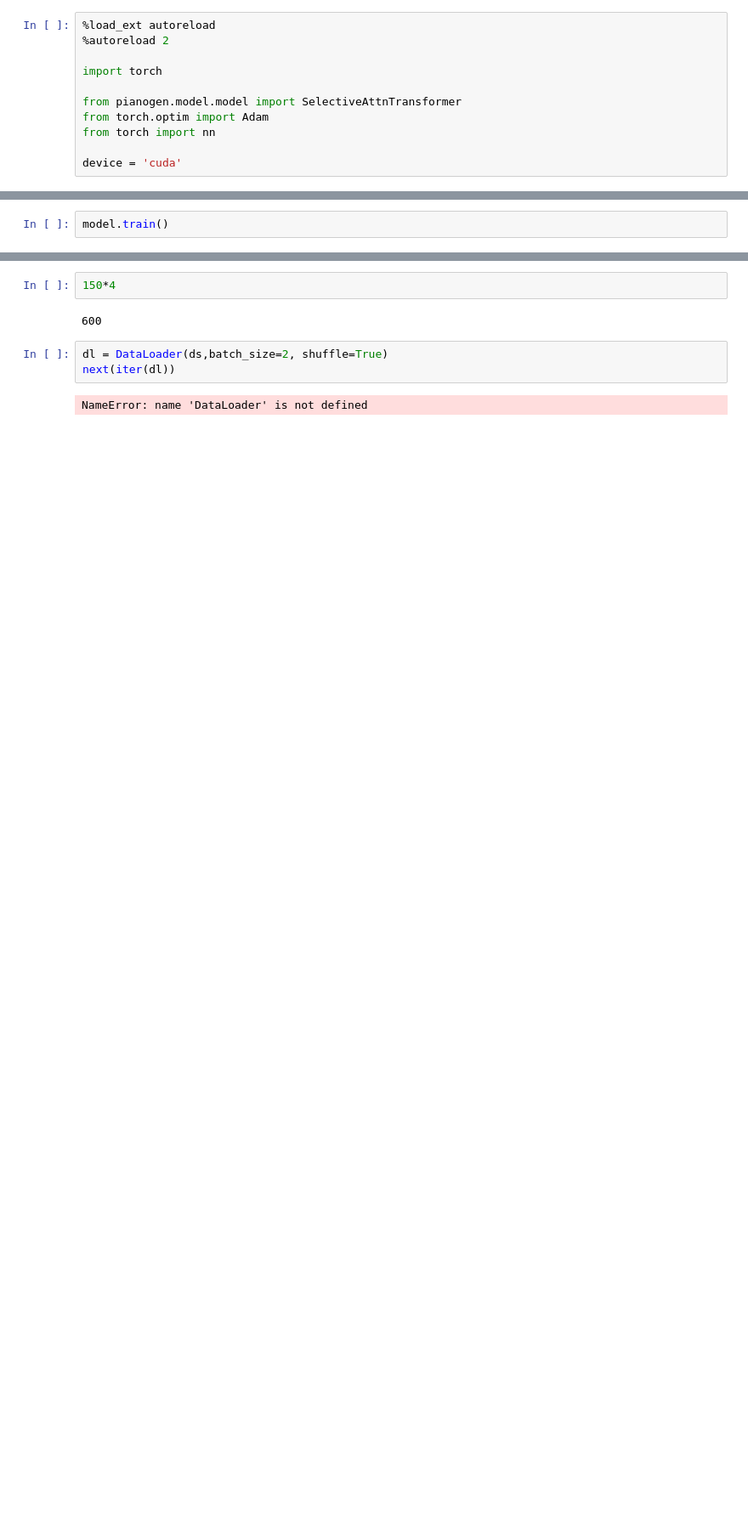
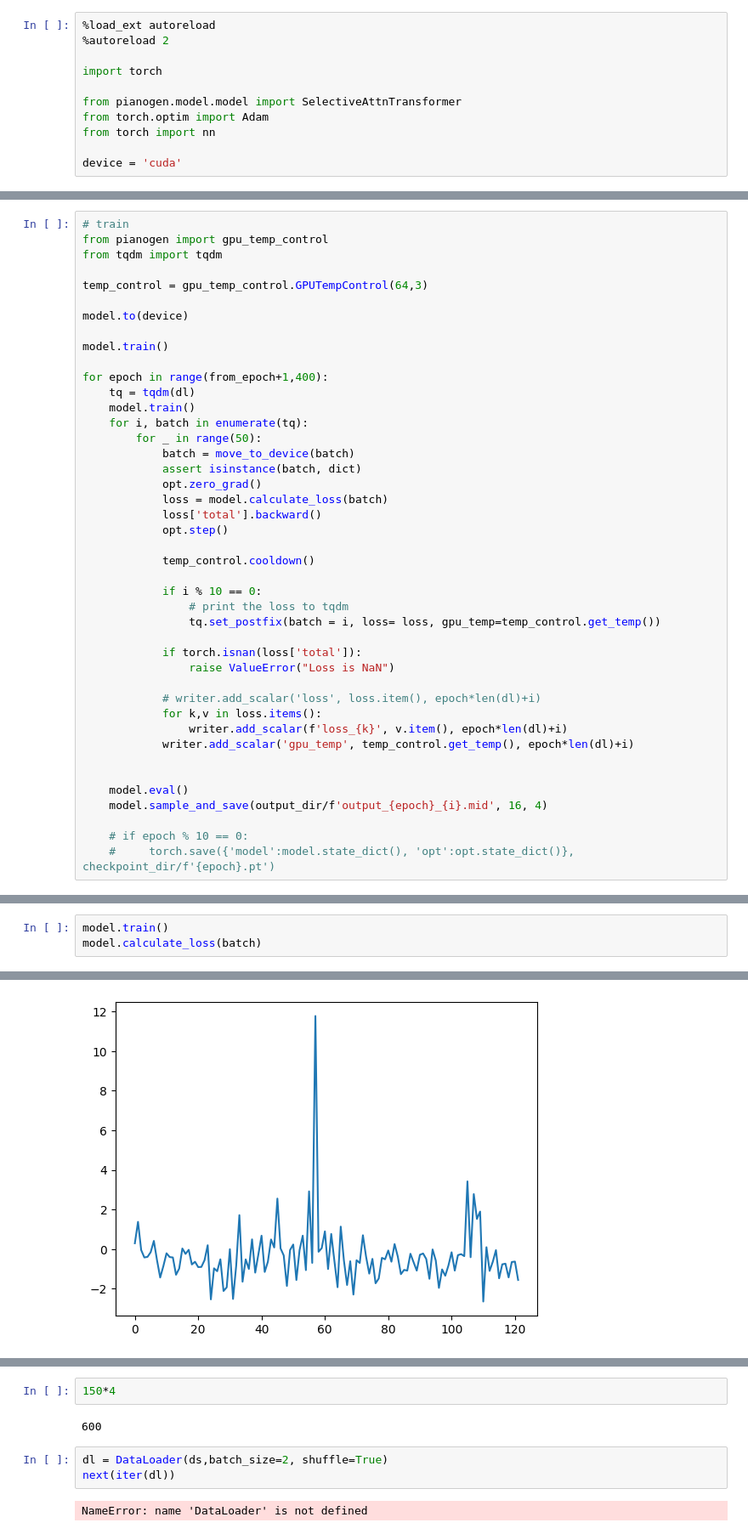
Before and after one commit to eri24816/piano-music-gen, a Jupyter notebook: with_feature.ipynb, the cells around one changed output, grey strips where cells are left out. Shown at 85% size. Cells and saved outputs as stored; diff of their text form; blank space fills up the shorter version.

```diff
--- a/with_feature.ipynb
+++ b/with_feature.ipynb
@@ -35,0 +58,43 @@ b = move_to_device(b)
+# %%
+# train
+from pianogen import gpu_temp_control
+from tqdm import tqdm
+
+temp_control = gpu_temp_control.GPUTempControl(64,3)
+
+model.to(device)
+
+model.train()
+
+for epoch in range(from_epoch+1,400):
+    tq = tqdm(dl)
+    model.train()
+    for i, batch in enumerate(tq):
+        for _ in range(50):
+            batch = move_to_device(batch)
+            assert isinstance(batch, dict)
+            opt.zero_grad()
+            loss = model.calculate_loss(batch)
+            loss['total'].backward()
+            opt.step()
+
+            temp_control.cooldown()
+
+            if i % 10 == 0:
+                # print the loss to tqdm
+                tq.set_postfix(batch = i, loss= loss, gpu_temp=temp_control.get_temp())
+
+            if torch.isnan(loss['total']):
+                raise ValueError("Loss is NaN")
+
+            # writer.add_scalar('loss', loss.item(), epoch*len(dl)+i)
+            for k,v in loss.items():
+                writer.add_scalar(f'loss_{k}', v.item(), epoch*len(dl)+i)
+            writer.add_scalar('gpu_temp', temp_control.get_temp(), epoch*len(dl)+i)
+
+
+    model.eval()
+    model.sample_and_save(output_dir/f'output_{epoch}_{i}.mid', 16, 4)
+
+    # if epoch % 10 == 0:
+    #     torch.save({'model':model.state_dict(), 'opt':opt.state_dict()}, checkpoint_dir/f'{epoch}.pt')
@@ -36,3 +141,4 @@ b = move_to_device(b)
 # %%
 model.train()
+model.calculate_loss(batch)
 # %% [output]
@@ -54,0 +146 @@ model.train()
+[figure, added]
```
Also changed, not shown: parts of 14 cells of this notebook, 4 other files.
